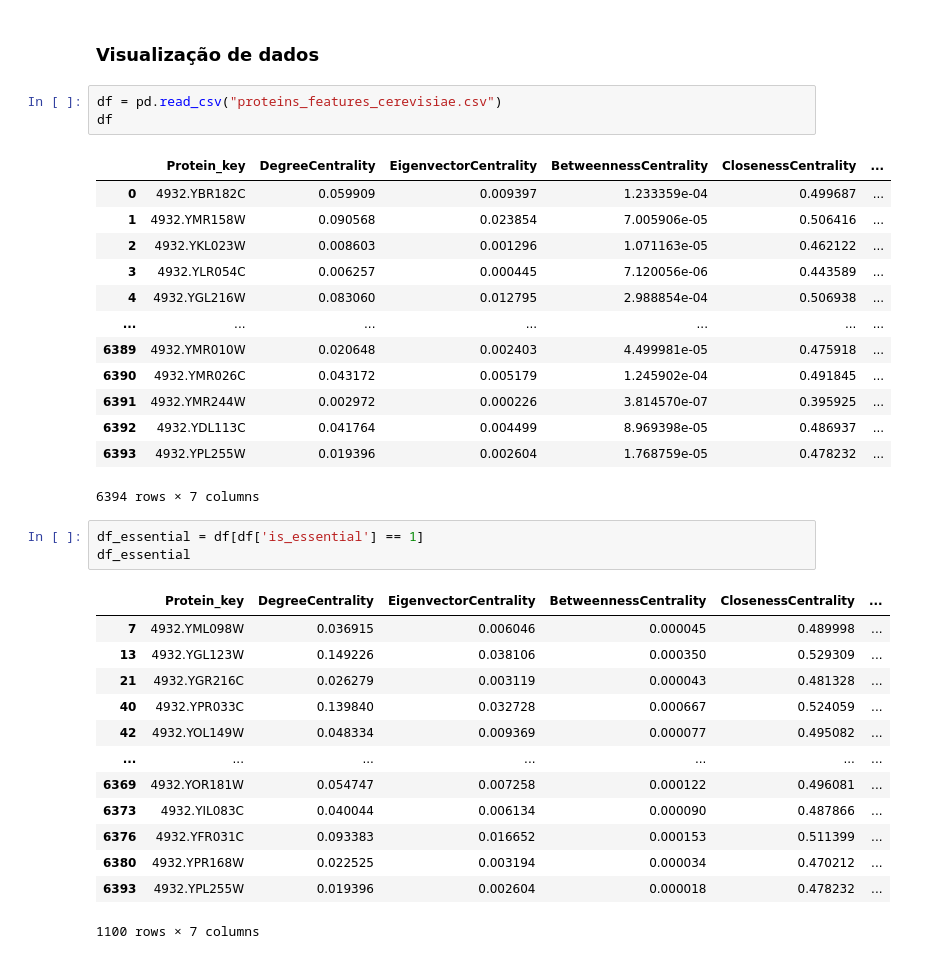
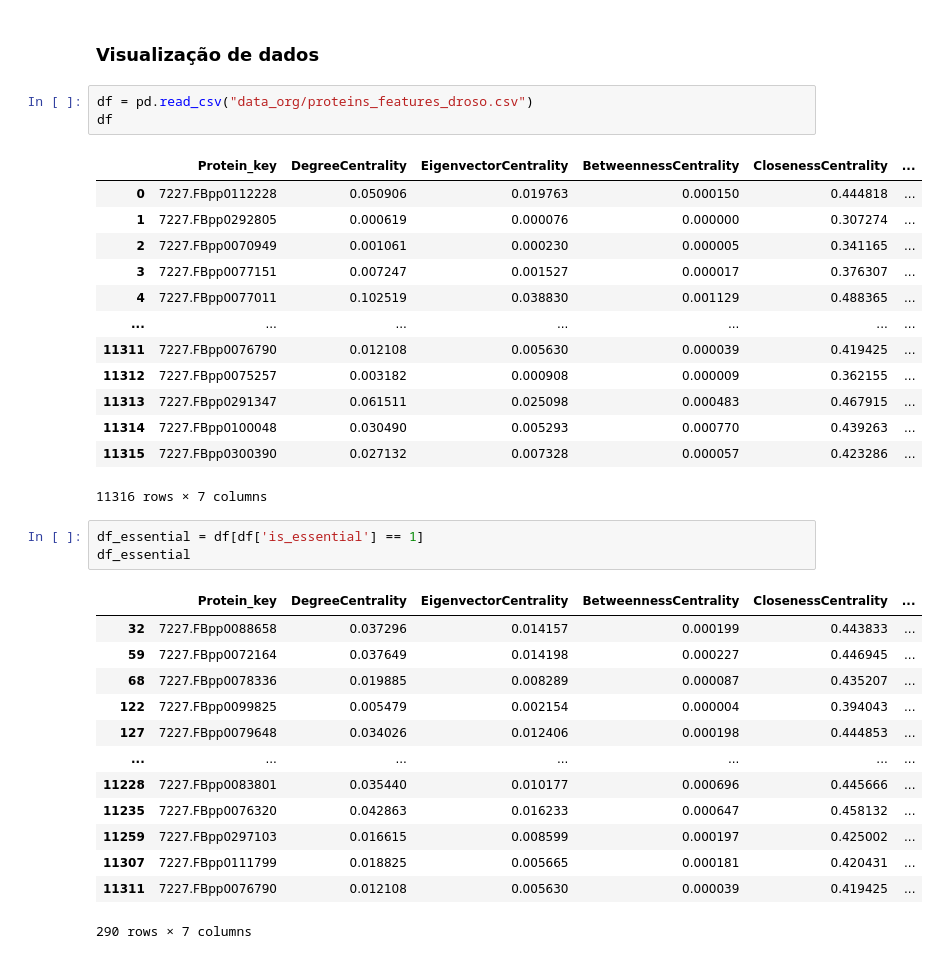
Before and after one commit to JessicaIta/deg-data-essentiality, a Jupyter notebook: STRING-deg-essenciality.ipynb, the cells around one changed output. Cells and saved outputs as stored; diff of their text form.

```diff
--- a/STRING-deg-essenciality.ipynb
+++ b/STRING-deg-essenciality.ipynb
@@ -232,39 +272,39 @@ nx.draw_networkx(graph, pos=pos, node_size=12, with_labels=False, width=0.15)
 # %% [markdown]
 ### Visualização de dados
 # %%
-df = pd.read_csv("proteins_features_cerevisiae.csv")
+df = pd.read_csv("data_org/proteins_features_droso.csv")
 df
 # %% [output]
 |  | Protein_key | DegreeCentrality | EigenvectorCentrality | BetweennessCentrality | ClosenessCentrality | ... |
-| 0 | 4932.YBR182C | 0.059909 | 0.009397 | 1.233359e-04 | 0.499687 | ... |
-| 1 | 4932.YMR158W | 0.090568 | 0.023854 | 7.005906e-05 | 0.506416 | ... |
-| 2 | 4932.YKL023W | 0.008603 | 0.001296 | 1.071163e-05 | 0.462122 | ... |
-| 3 | 4932.YLR054C | 0.006257 | 0.000445 | 7.120056e-06 | 0.443589 | ... |
-| 4 | 4932.YGL216W | 0.083060 | 0.012795 | 2.988854e-04 | 0.506938 | ... |
+| 0 | 7227.FBpp0112228 | 0.050906 | 0.019763 | 0.000150 | 0.444818 | ... |
+| 1 | 7227.FBpp0292805 | 0.000619 | 0.000076 | 0.000000 | 0.307274 | ... |
+| 2 | 7227.FBpp0070949 | 0.001061 | 0.000230 | 0.000005 | 0.341165 | ... |
+| 3 | 7227.FBpp0077151 | 0.007247 | 0.001527 | 0.000017 | 0.376307 | ... |
+| 4 | 7227.FBpp0077011 | 0.102519 | 0.038830 | 0.001129 | 0.488365 | ... |
 | ... | ... | ... | ... | ... | ... | ... |
-| 6389 | 4932.YMR010W | 0.020648 | 0.002403 | 4.499981e-05 | 0.475918 | ... |
-| 6390 | 4932.YMR026C | 0.043172 | 0.005179 | 1.245902e-04 | 0.491845 | ... |
-| 6391 | 4932.YMR244W | 0.002972 | 0.000226 | 3.814570e-07 | 0.395925 | ... |
-| 6392 | 4932.YDL113C | 0.041764 | 0.004499 | 8.969398e-05 | 0.486937 | ... |
-| 6393 | 4932.YPL255W | 0.019396 | 0.002604 | 1.768759e-05 | 0.478232 | ... |
+| 11311 | 7227.FBpp0076790 | 0.012108 | 0.005630 | 0.000039 | 0.419425 | ... |
+| 11312 | 7227.FBpp0075257 | 0.003182 | 0.000908 | 0.000009 | 0.362155 | ... |
+| 11313 | 7227.FBpp0291347 | 0.061511 | 0.025098 | 0.000483 | 0.467915 | ... |
+| 11314 | 7227.FBpp0100048 | 0.030490 | 0.005293 | 0.000770 | 0.439263 | ... |
+| 11315 | 7227.FBpp0300390 | 0.027132 | 0.007328 | 0.000057 | 0.423286 | ... |
-6394 rows × 7 columns
+11316 rows × 7 columns
 # %%
 df_essential = df[df['is_essential'] == 1]
 df_essential
 # %% [output]
 |  | Protein_key | DegreeCentrality | EigenvectorCentrality | BetweennessCentrality | ClosenessCentrality | ... |
-| 7 | 4932.YML098W | 0.036915 | 0.006046 | 0.000045 | 0.489998 | ... |
-| 13 | 4932.YGL123W | 0.149226 | 0.038106 | 0.000350 | 0.529309 | ... |
-| 21 | 4932.YGR216C | 0.026279 | 0.003119 | 0.000043 | 0.481328 | ... |
-| 40 | 4932.YPR033C | 0.139840 | 0.032728 | 0.000667 | 0.524059 | ... |
-| 42 | 4932.YOL149W | 0.048334 | 0.009369 | 0.000077 | 0.495082 | ... |
+| 32 | 7227.FBpp0088658 | 0.037296 | 0.014157 | 0.000199 | 0.443833 | ... |
+| 59 | 7227.FBpp0072164 | 0.037649 | 0.014198 | 0.000227 | 0.446945 | ... |
+| 68 | 7227.FBpp0078336 | 0.019885 | 0.008289 | 0.000087 | 0.435207 | ... |
+| 122 | 7227.FBpp0099825 | 0.005479 | 0.002154 | 0.000004 | 0.394043 | ... |
+| 127 | 7227.FBpp0079648 | 0.034026 | 0.012406 | 0.000198 | 0.444853 | ... |
 | ... | ... | ... | ... | ... | ... | ... |
-| 6369 | 4932.YOR181W | 0.054747 | 0.007258 | 0.000122 | 0.496081 | ... |
-| 6373 | 4932.YIL083C | 0.040044 | 0.006134 | 0.000090 | 0.487866 | ... |
-| 6376 | 4932.YFR031C | 0.093383 | 0.016652 | 0.000153 | 0.511399 | ... |
-| 6380 | 4932.YPR168W | 0.022525 | 0.003194 | 0.000034 | 0.470212 | ... |
-| 6393 | 4932.YPL255W | 0.019396 | 0.002604 | 0.000018 | 0.478232 | ... |
+| 11228 | 7227.FBpp0083801 | 0.035440 | 0.010177 | 0.000696 | 0.445666 | ... |
+| 11235 | 7227.FBpp0076320 | 0.042863 | 0.016233 | 0.000647 | 0.458132 | ... |
+| 11259 | 7227.FBpp0297103 | 0.016615 | 0.008599 | 0.000197 | 0.425002 | ... |
+| 11307 | 7227.FBpp0111799 | 0.018825 | 0.005665 | 0.000181 | 0.420431 | ... |
+| 11311 | 7227.FBpp0076790 | 0.012108 | 0.005630 | 0.000039 | 0.419425 | ... |
-1100 rows × 7 columns
+290 rows × 7 columns
 # %%
 df_non_essential = df[df['is_essential'] == 0]
 df_non_essential
```
Also changed, not shown: parts of 19 cells of this notebook, 5 other files.
